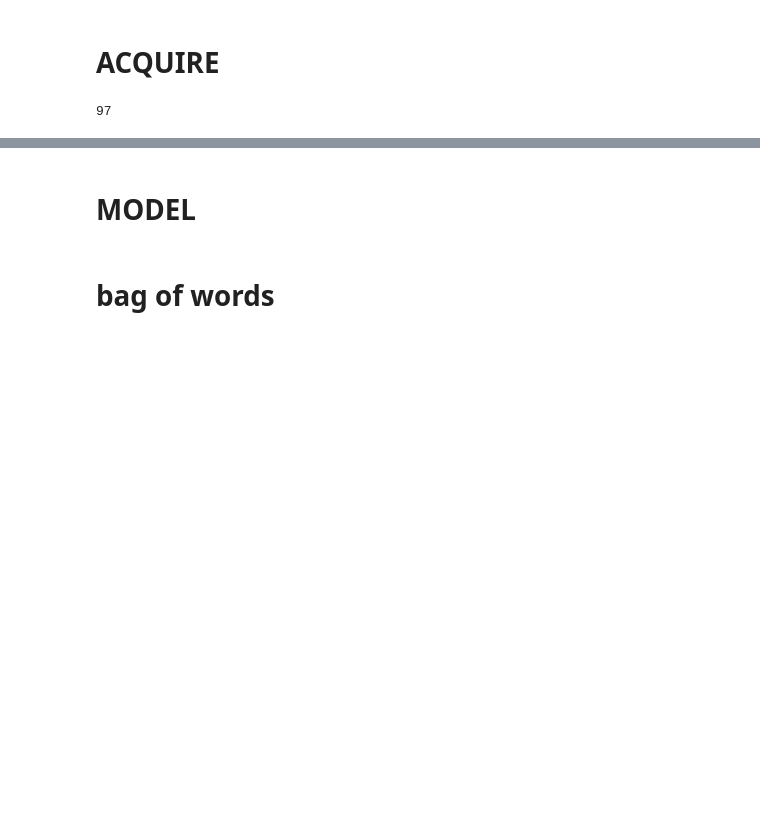
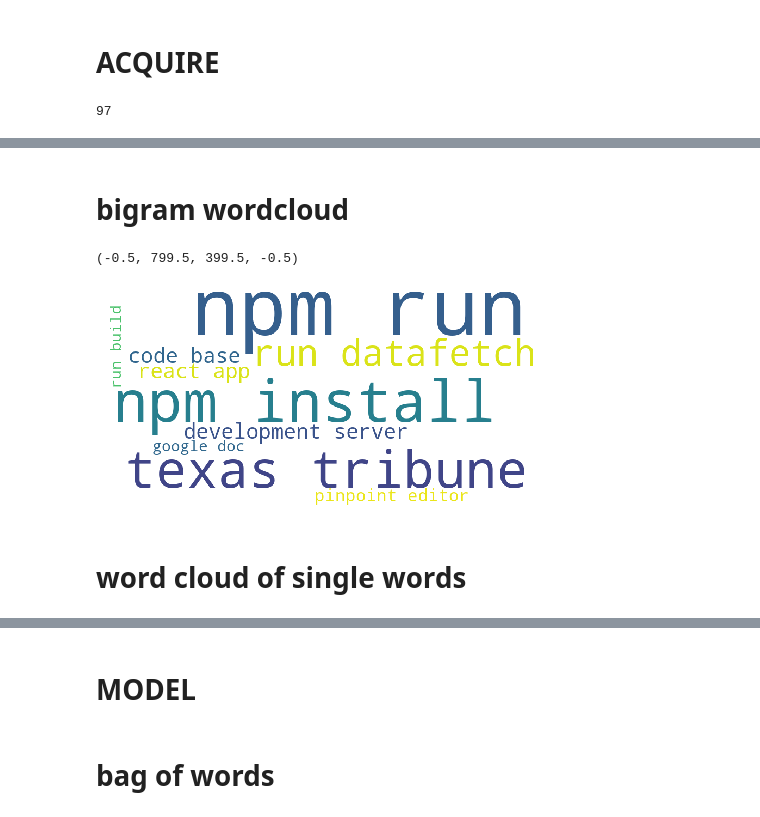
Before and after one commit to NLP-MVPs/nlp-project, a Jupyter notebook: samuel/sam-notebook.ipynb, the cells around one changed output, grey strips where cells are left out. Cells and saved outputs as stored; diff of their text form; code cells hidden in the pictures; blank space fills up the shorter version.

```diff
--- a/samuel/sam-notebook.ipynb
+++ b/samuel/sam-notebook.ipynb
@@ -97,0 +129,12 @@ validate.head()
+# %%
+# function to convert df rows to list of words
+def rows_to_lists(text):
+    words = re.sub(r'[^\w\s]', '', text).split()
+    return words
+# %%
+# separating languages and converting rows to lists (1 list per language)
+javascript = rows_to_lists(' '.join(gitMDs[gitMDs.language == 'javascript'].readme))
+php = rows_to_lists(' '.join(gitMDs[gitMDs.language == 'php'].readme))
+html = rows_to_lists(' '.join(gitMDs[gitMDs.language == 'html'].readme))
+ruby = rows_to_lists(' '.join(gitMDs[gitMDs.language == 'ruby'].readme))
+python = rows_to_lists(' '.join(gitMDs[gitMDs.language == 'python'].readme))
@@ -97,0 +143,10 @@ validate.head()
+# %%
+# getting value counts of bigrams
+# ie. how often did they appear in data
+js_bigrams = pd.Series(nltk.ngrams(javascript, 2)).value_counts()
+
+# creating top 10 series of most common spam bigrams
+top_10_js_bigrams = js_bigrams.head(10)
+
+# checking top 10
+top_10_js_bigrams
@@ -97,0 +165,14 @@ validate.head()
+# %% [markdown]
+# bigram wordcloud
+# %%
+data = {k[0] + ' ' + k[1]: v for k, v in top_10_js_bigrams.to_dict().items()}
+
+img = WordCloud(background_color='white', width=800, height=400).generate_from_frequencies(data)
+plt.figure(figsize=(8, 4))
+plt.imshow(img)
+plt.axis('off')
+# %% [output]
+(-0.5, 799.5, 399.5, -0.5)
+[figure, added]
+# %% [markdown]
+# word cloud of single words
```
Also changed, not shown: parts of 11 cells of this notebook, 1 other file.
